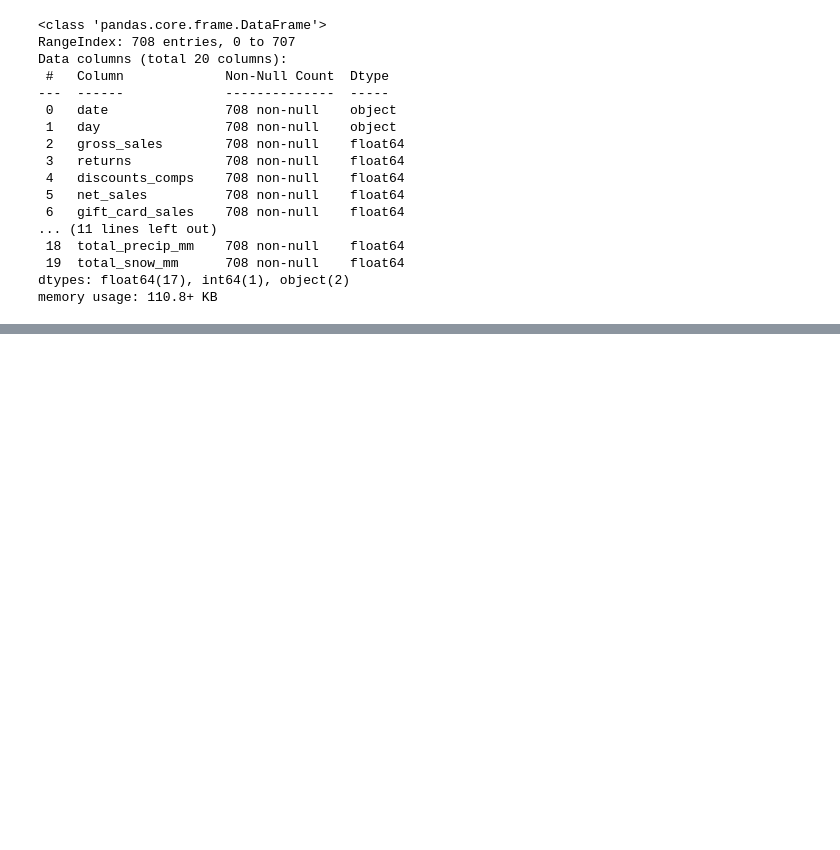
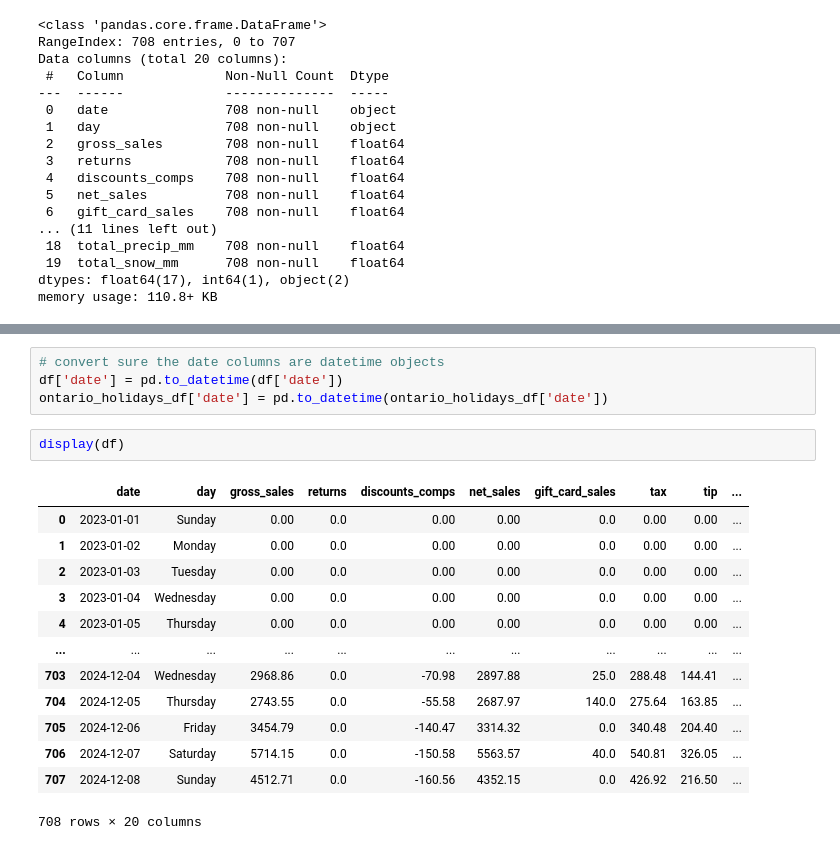
Before and after one commit to tsuijonathan/bakery_sales_analysis, a Jupyter notebook: notebooks/final_data_cleaning.ipynb, the cells around one changed output, grey strips where cells are left out. Cells and saved outputs as stored; diff of their text form; blank space fills up the shorter version.

```diff
--- a/notebooks/final_data_cleaning.ipynb
+++ b/notebooks/final_data_cleaning.ipynb
@@ -47,0 +71,20 @@ display(ontario_holidays_df)
+# %%
+# convert sure the date columns are datetime objects
+df['date'] = pd.to_datetime(df['date'])
+ontario_holidays_df['date'] = pd.to_datetime(ontario_holidays_df['date'])
+# %%
+display(df)
+# %% [output]
+|  | date | day | gross_sales | returns | discounts_comps | net_sales | gift_card_sales | tax | tip | ... |
+| 0 | 2023-01-01 | Sunday | 0.00 | 0.0 | 0.00 | 0.00 | 0.0 | 0.00 | 0.00 | ... |
+| 1 | 2023-01-02 | Monday | 0.00 | 0.0 | 0.00 | 0.00 | 0.0 | 0.00 | 0.00 | ... |
+| 2 | 2023-01-03 | Tuesday | 0.00 | 0.0 | 0.00 | 0.00 | 0.0 | 0.00 | 0.00 | ... |
+| 3 | 2023-01-04 | Wednesday | 0.00 | 0.0 | 0.00 | 0.00 | 0.0 | 0.00 | 0.00 | ... |
+| 4 | 2023-01-05 | Thursday | 0.00 | 0.0 | 0.00 | 0.00 | 0.0 | 0.00 | 0.00 | ... |
+| ... | ... | ... | ... | ... | ... | ... | ... | ... | ... | ... |
+| 703 | 2024-12-04 | Wednesday | 2968.86 | 0.0 | -70.98 | 2897.88 | 25.0 | 288.48 | 144.41 | ... |
+| 704 | 2024-12-05 | Thursday | 2743.55 | 0.0 | -55.58 | 2687.97 | 140.0 | 275.64 | 163.85 | ... |
+| 705 | 2024-12-06 | Friday | 3454.79 | 0.0 | -140.47 | 3314.32 | 0.0 | 340.48 | 204.40 | ... |
+| 706 | 2024-12-07 | Saturday | 5714.15 | 0.0 | -150.58 | 5563.57 | 40.0 | 540.81 | 326.05 | ... |
+| 707 | 2024-12-08 | Sunday | 4512.71 | 0.0 | -160.56 | 4352.15 | 0.0 | 426.92 | 216.50 | ... |
+708 rows × 20 columns
```
Also changed, not shown: parts of 20 cells of this notebook, 4 other files.
